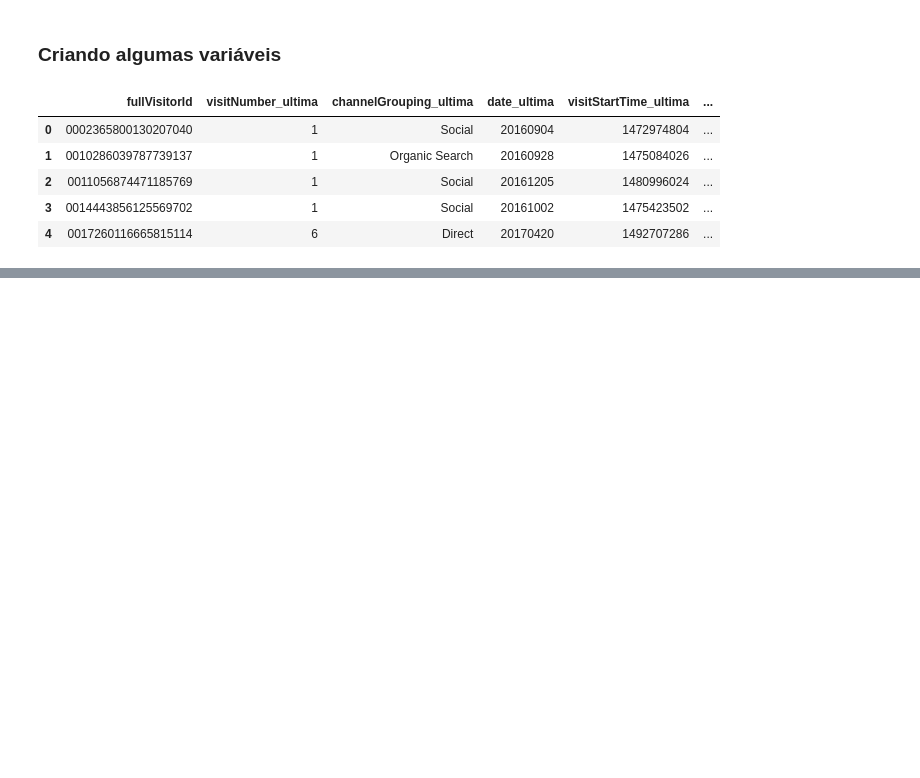
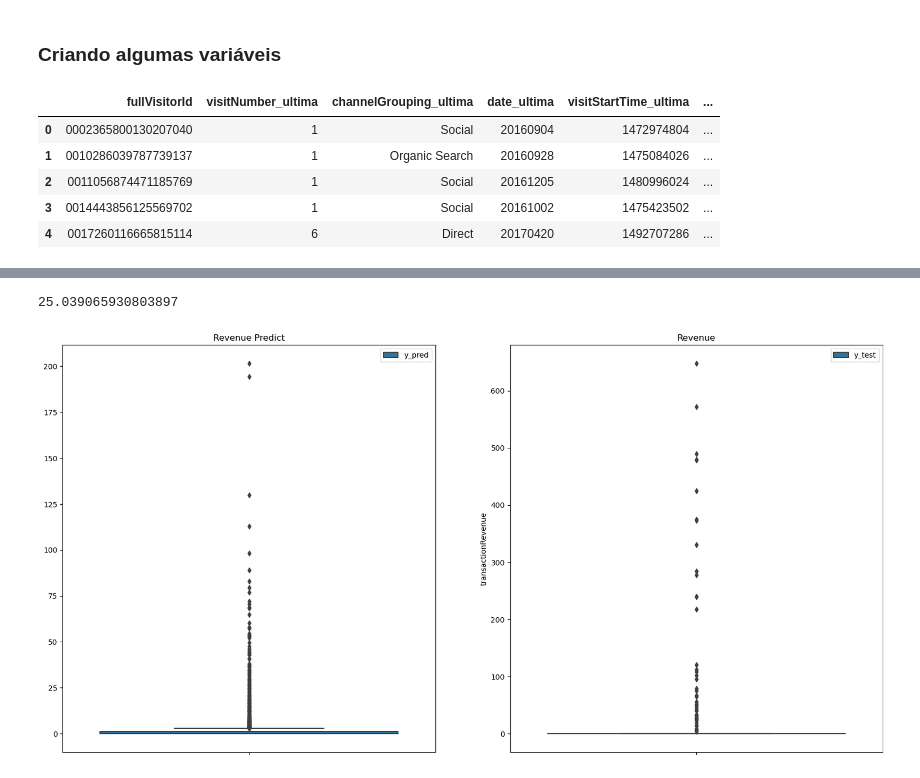
Before and after one commit to CrisNakamura/modelo_digital_marketing, a Jupyter notebook: marketing_analytics.ipynb, the cells around one changed output, grey strips where cells are left out. Cells and saved outputs as stored; diff of their text form; code cells hidden in the pictures; blank space fills up the shorter version.

Commit message:
[feat] Aprimorando o modelo

```diff
--- a/marketing_analytics.ipynb
+++ b/marketing_analytics.ipynb
@@ -510,0 +516,3 @@ var_qualitativas = visitas.dtypes[visitas.dtypes == 'object'].keys()
+# %%
+X = visitas.drop('transactionRevenue', axis=1)
+y = visitas['transactionRevenue'].copy()
@@ -510,0 +521,6 @@ var_qualitativas = visitas.dtypes[visitas.dtypes == 'object'].keys()
+# %%
+for coluna in var_qualitativas:
+    lbl = LabelEncoder()
+    strings = list(X[coluna].values.astype('str'))
+    lbl.fit(strings)
+    X[coluna] = lbl.transform(strings)
@@ -510,0 +529,15 @@ var_qualitativas = visitas.dtypes[visitas.dtypes == 'object'].keys()
+# %%
+# Separando os dados de treino e teste.
+X_train, X_test, y_train, y_test = train_test_split(X, y, test_size=0.3, random_state=42)
+
+# Instanciando o modelo.
+modelo_lr = LinearRegression()
+
+# Treinando o modelo.
+modelo_lr.fit(X_train, y_train)
+
+# Fazendo previsões.
+y_pred = modelo_lr.predict(X_test)
+
+# Se o valor for menor que 0, substitui por 0.
+y_pred[y_pred < 0] = 0
@@ -510,0 +570,16 @@ var_qualitativas = visitas.dtypes[visitas.dtypes == 'object'].keys()
+# %%
+print(np.sqrt(mean_squared_error(y_test, y_pred)))
+# %% [output]
+25.039065930803897
+# %%
+# Criando os gráficos.
+fig, ax = plt.subplots(nrows=1, ncols=2, figsize=(20, 10))
+sns.boxplot(y=y_test, ax=ax[1]).set_title('Revenue')
+sns.boxplot(y=y_pred, ax=ax[0]).set_title('Revenue Predict')
+
+ax[1].legend(['y_test'])
+ax[0].legend(['y_pred'])
+
+plt.show()
+# %% [output]
+[figure, added]
```
Also changed, not shown: parts of 7 cells of this notebook.
